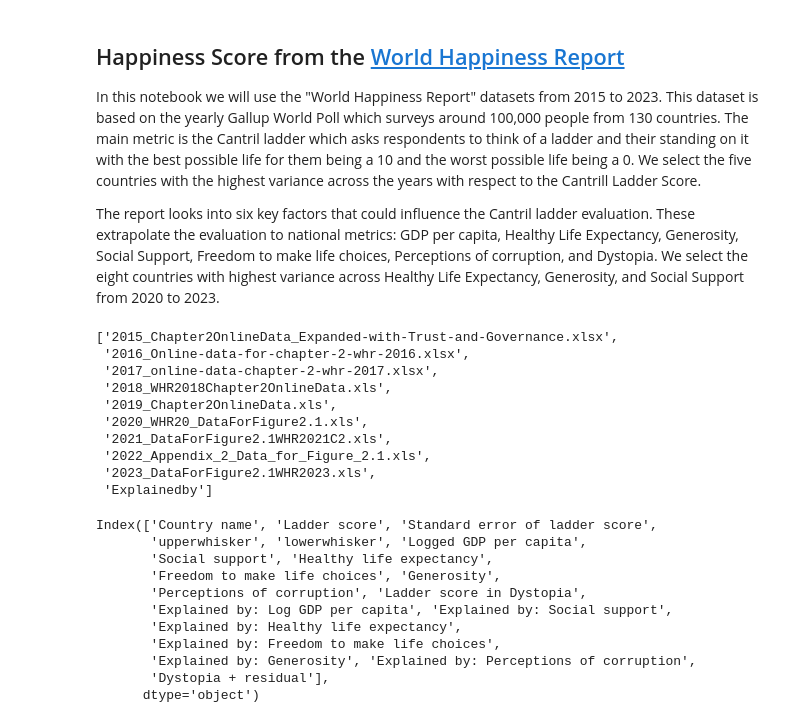
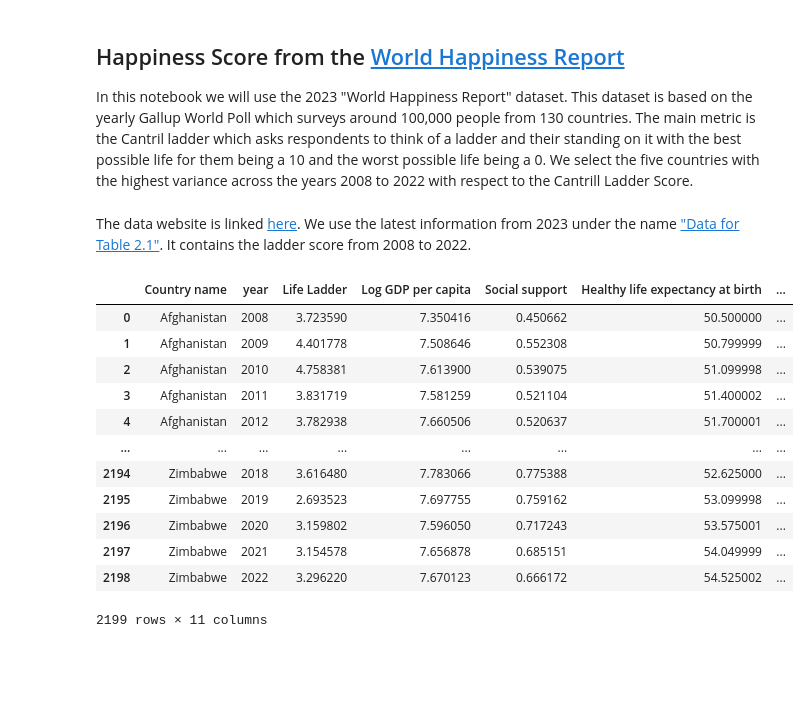
Before and after one commit to blancocd/WS2324-DataLit-Project, a Jupyter notebook: exp/exp_CDB_001_HappinessScore.ipynb, the cells around one changed output. Saved outputs shown, nothing was run; the diff lists cells and outputs as text; code cells hidden in the pictures; blank space fills up the shorter version.

Commit message:
finished happiness score variance study, changed paths for new organization of files

```diff
--- a/exp/exp_CDB_001_HappinessScore.ipynb
+++ b/exp/exp_CDB_001_HappinessScore.ipynb
@@ -1,41 +1,27 @@
 # %% [markdown]
 ## Happiness Score from the [World Happiness Report](https://worldhappiness.report/)
-In this notebook we will use the "World Happiness Report" datasets from 2015 to 2023. This dataset is based on the yearly Gallup World Poll which surveys around 100,000 people from 130 countries. The main metric is the Cantril ladder which asks respondents to think of a ladder and their standing on it with the best possible life for them being a 10 and the worst possible life being a 0. We select the five countries with the highest variance across the years with respect to the Cantrill Ladder Score.
-
-The report looks into six key factors that could influence the Cantril ladder evaluation. These extrapolate the evaluation to national metrics: GDP per capita, Healthy Life Expectancy, Generosity, Social Support, Freedom to make life choices, Perceptions of corruption, and Dystopia. We select the eight countries with highest variance across Healthy Life Expectancy, Generosity, and Social Support from 2020 to 2023.
+In this notebook we will use the 2023 "World Happiness Report" dataset. This dataset is based on the yearly Gallup World Poll which surveys around 100,000 people from 130 countries. The main metric is the Cantril ladder which asks respondents to think of a ladder and their standing on it with the best possible life for them being a 10 and the worst possible life being a 0. We select the five countries with the highest variance across the years 2008 to 2022 with respect to the Cantrill Ladder Score.
 # %%
 import pandas as pd
 import numpy as np
 import matplotlib.pyplot as plt
 import os
-# %%
-directory_path = './WHR'
-# Get the list of all files in the directory
-file_list = os.listdir(directory_path)
-file_list.sort()
-file_list
-# %% [output]
-['2015_Chapter2OnlineData_Expanded-with-Trust-and-Governance.xlsx',
- '2016_Online-data-for-chapter-2-whr-2016.xlsx',
- '2017_online-data-chapter-2-whr-2017.xlsx',
- '2018_WHR2018Chapter2OnlineData.xls',
- '2019_Chapter2OnlineData.xls',
- '2020_WHR20_DataForFigure2.1.xls',
- '2021_DataForFigure2.1WHR2021C2.xls',
- '2022_Appendix_2_Data_for_Figure_2.1.xls',
- '2023_DataForFigure2.1WHR2023.xls',
- 'Explainedby']
-# %%
-DF.columns
-# %% [output]
-Index(['Country name', 'Ladder score', 'Standard error of ladder score',
-       'upperwhisker', 'lowerwhisker', 'Logged GDP per capita',
-       'Social support', 'Healthy life expectancy',
-       'Freedom to make life choices', 'Generosity',
-       'Perceptions of corruption', 'Ladder score in Dystopia',
-       'Explained by: Log GDP per capita', 'Explained by: Social support',
-       'Explained by: Healthy life expectancy',
-       'Explained by: Freedom to make life choices',
-       'Explained by: Generosity', 'Explained by: Perceptions of corruption',
-       'Dystopia + residual'],
-      dtype='object')
+# %% [markdown]
+The data website is linked [here](https://worldhappiness.report/data/). We use the latest information from 2023 under the name ["Data for Table 2.1"](https://happiness-report.s3.amazonaws.com/2023/DataForTable2.1WHR2023.xls). It contains the ladder score from 2008 to 2022.
+# %%
+df = pd.read_excel('../dat/DataForTable2.1WHR2023.xls')
+df
+# %% [output]
+|  | Country name | year | Life Ladder | Log GDP per capita | Social support | Healthy life expectancy at birth | ... |
+| 0 | Afghanistan | 2008 | 3.723590 | 7.350416 | 0.450662 | 50.500000 | ... |
+| 1 | Afghanistan | 2009 | 4.401778 | 7.508646 | 0.552308 | 50.799999 | ... |
+| 2 | Afghanistan | 2010 | 4.758381 | 7.613900 | 0.539075 | 51.099998 | ... |
+| 3 | Afghanistan | 2011 | 3.831719 | 7.581259 | 0.521104 | 51.400002 | ... |
+| 4 | Afghanistan | 2012 | 3.782938 | 7.660506 | 0.520637 | 51.700001 | ... |
+| ... | ... | ... | ... | ... | ... | ... | ... |
+| 2194 | Zimbabwe | 2018 | 3.616480 | 7.783066 | 0.775388 | 52.625000 | ... |
+| 2195 | Zimbabwe | 2019 | 2.693523 | 7.697755 | 0.759162 | 53.099998 | ... |
+| 2196 | Zimbabwe | 2020 | 3.159802 | 7.596050 | 0.717243 | 53.575001 | ... |
+| 2197 | Zimbabwe | 2021 | 3.154578 | 7.656878 | 0.685151 | 54.049999 | ... |
+| 2198 | Zimbabwe | 2022 | 3.296220 | 7.670123 | 0.666172 | 54.525002 | ... |
+2199 rows × 11 columns
```
Also changed, not shown: parts of 3 cells of this notebook, 4 other files.
